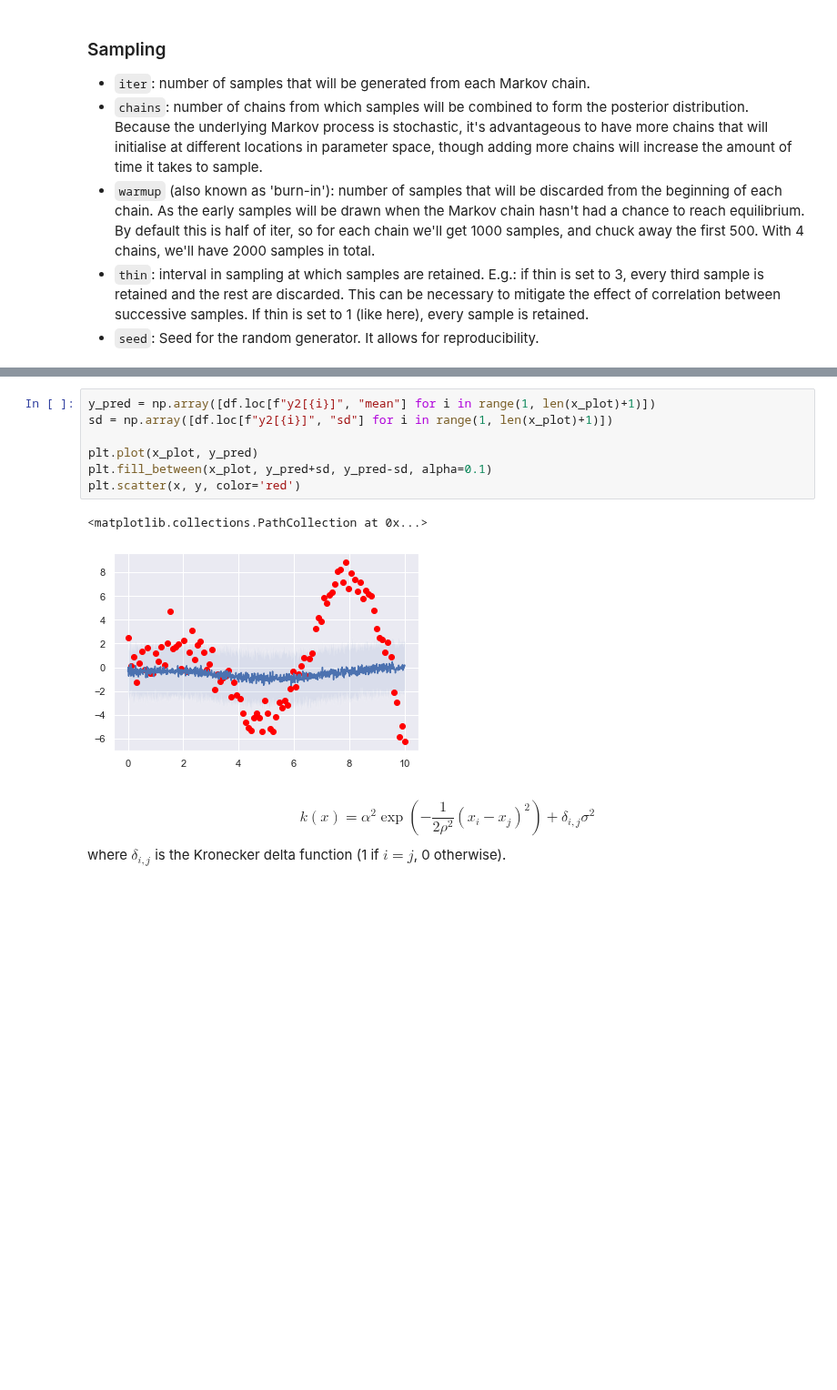
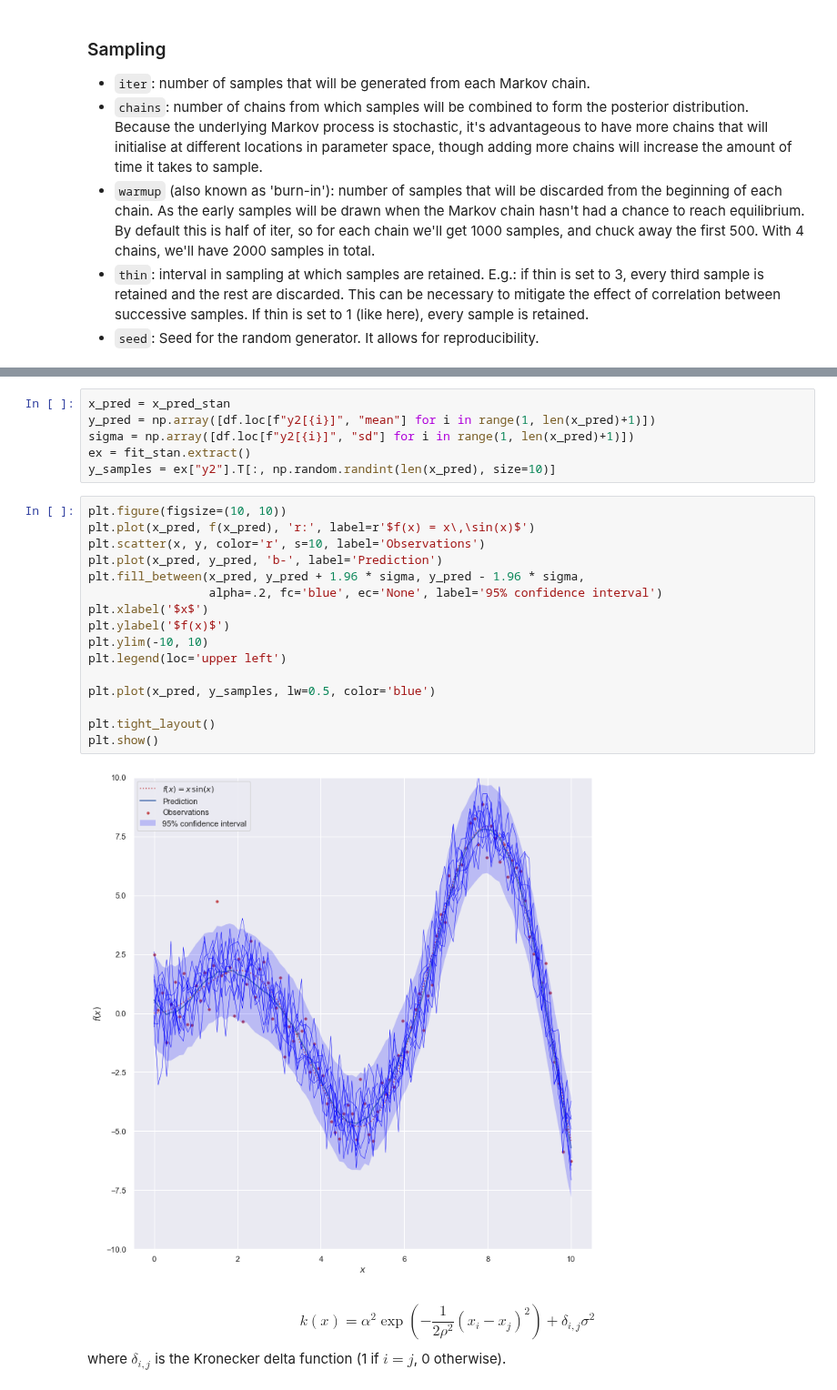
Before and after one commit to AurelienNioche/TransformedGP, a Jupyter notebook: gaussian_process.ipynb, the cells around one changed output, grey strips where cells are left out. Shown at 91% size. Saved outputs shown, nothing was run; the diff lists cells and outputs as text; blank space fills up the shorter version.

```diff
--- a/gaussian_process.ipynb
+++ b/gaussian_process.ipynb
@@ -299,13 +300,27 @@ df
 # %%
-y_pred = np.array([df.loc[f"y2[{i}]", "mean"] for i in range(1, len(x_plot)+1)])
-sd = np.array([df.loc[f"y2[{i}]", "sd"] for i in range(1, len(x_plot)+1)])
-
-plt.plot(x_plot, y_pred)
-plt.fill_between(x_plot, y_pred+sd, y_pred-sd, alpha=0.1)
-plt.scatter(x, y, color='red')
+x_pred = x_pred_stan
+y_pred = np.array([df.loc[f"y2[{i}]", "mean"] for i in range(1, len(x_pred)+1)])
+sigma = np.array([df.loc[f"y2[{i}]", "sd"] for i in range(1, len(x_pred)+1)])
+ex = fit_stan.extract()
+y_samples = ex["y2"].T[:, np.random.randint(len(x_pred), size=10)]
-# %% [output]
-<matplotlib.collections.PathCollection at 0x...>
-[figure, removed]
+# %%
+plt.figure(figsize=(10, 10))
+plt.plot(x_pred, f(x_pred), 'r:', label=r'$f(x) = x\,\sin(x)$')
+plt.scatter(x, y, color='r', s=10, label='Observations')
+plt.plot(x_pred, y_pred, 'b-', label='Prediction')
+plt.fill_between(x_pred, y_pred + 1.96 * sigma, y_pred - 1.96 * sigma,
+                 alpha=.2, fc='blue', ec='None', label='95% confidence interval')
+plt.xlabel('$x$')
+plt.ylabel('$f(x)$')
+plt.ylim(-10, 10)
+plt.legend(loc='upper left')
+
+plt.plot(x_pred, y_samples, lw=0.5, color='blue')
+
+plt.tight_layout()
+plt.show()
+# %% [output]
+[figure, added]
 # %% [markdown]
 \begin{equation}
 k(x) = \alpha^2\exp\left(-\frac{1}{2\rho^2}(x_i-x_j)^2\right) + \delta_{i,j}\sigma^2
```
Also changed, not shown: parts of 22 cells of this notebook, 1 other file.
